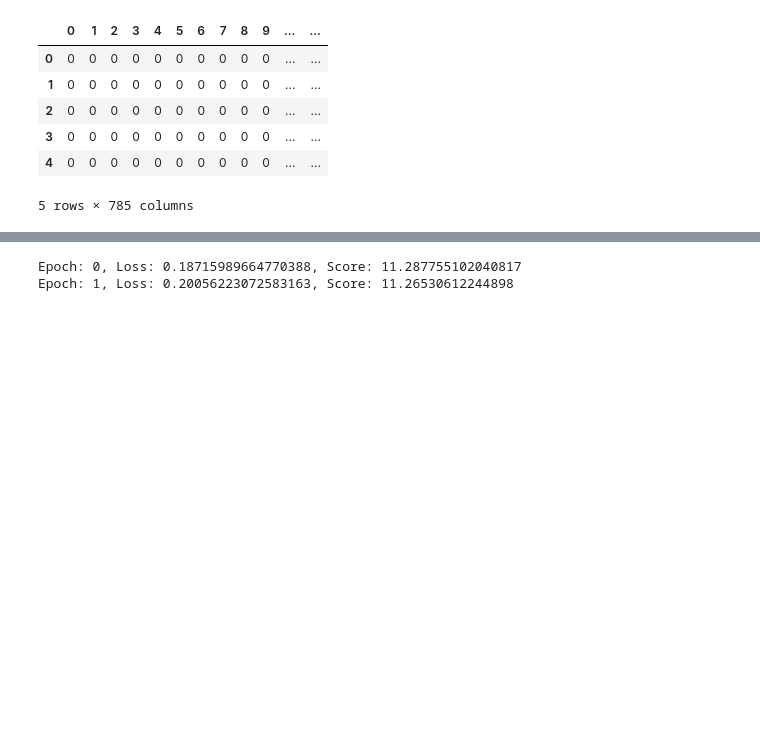
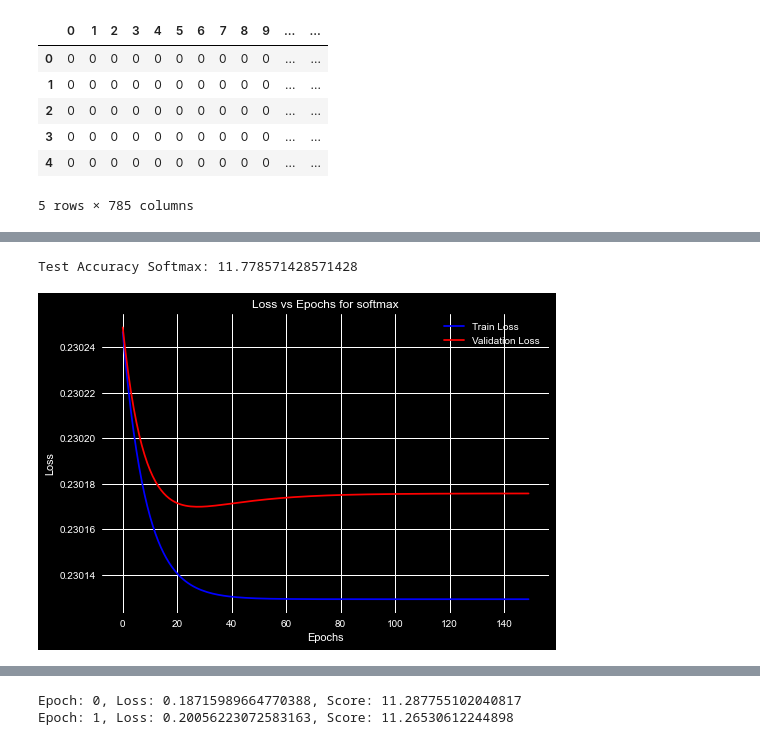
Before and after one commit to PritishWadhwa/ML-Assignments, a Jupyter notebook: Assignment2/neuralNetwork.ipynb, the cells around one changed output, grey strips where cells are left out. Cells and saved outputs as stored; diff of their text form; code cells hidden in the pictures; blank space fills up the shorter version.

```diff
--- a/Assignment2/neuralNetwork.ipynb
+++ b/Assignment2/neuralNetwork.ipynb
@@ -3,6 +3,9 @@ import numpy as np
 import matplotlib.pyplot as plt
 import pandas as pd
 from tqdm import tqdm
+plt.style.use('ggplot')
+plt.style.use('seaborn')
+plt.style.use('dark_background')
 # %%
 class MyNeuralNetwork:
     def __init__(self, N_inputs, N_outputs, N_layers=2, Layer_sizes=[10, 5], activation="sigmoid", learning_rate=0.1, weight_init="random", batch_size=1, num_epochs=200):
@@ -454,5 +502,5 @@ testX = ss.transform(testX)
 # %%
-model = MyNeuralNetwork(N_inputs=784, N_outputs=10, N_layers=4, Layer_sizes=[256, 128, 64, 32], activation="tanh", learning_rate=1, weight_init="normal", num_epochs=150, batch_size=len(X)//10)
+model = MyNeuralNetwork(N_inputs=784, N_outputs=10, N_layers=4, Layer_sizes=[256, 128, 64, 32], activation="softmax", learning_rate=0.08, weight_init="normal", num_epochs=150, batch_size=len(X)//10)
 # %%
-trainLoss, validLoss = model.fit(trainX, trainY, validX=validX, validY=validY, logs=True)
+trainLoss, validLoss, trainAccs, validAccs = model.fit(trainX, trainY, validX=validX, validY=validY, logs=True)
 # %% [output]
@@ -465,0 +526,20 @@ model.saveWeights("Weights/Ques2/weights.npy")
+# %%
+print("Test Accuracy Softmax: {}".format(model.score(testX, testY)))
+# %% [output]
+Test Accuracy Softmax: 11.778571428571428
+# %%
+def lossVsEpochPlot(trainLoss, validLoss, funtion):
+    """
+    Plot the loss vs epoch
+    trainLoss: train loss
+    validLoss: valid loss
+    filename: name of the file
+    """
+    plt.plot(trainLoss, label="Train Loss", color="blue")
+    plt.plot(validLoss, label="Validation Loss", color="red")
+    plt.legend()
+    plt.xlabel("Epochs")
+    plt.ylabel("Loss")
+    plt.title("Loss vs Epochs for " + funtion)
+    plt.savefig("Plots/Ques2/part1/{}_lossVsEpochs.png".format(funtion))
+    plt.show()
@@ -465,0 +562,4 @@ model.saveWeights("Weights/Ques2/weights.npy")
+# %%
+lossVsEpochPlot(trainLoss, validLoss, "softmax")
+# %% [output]
+[figure, added]
```
Also changed, not shown: parts of 19 cells of this notebook, 28 other files.
